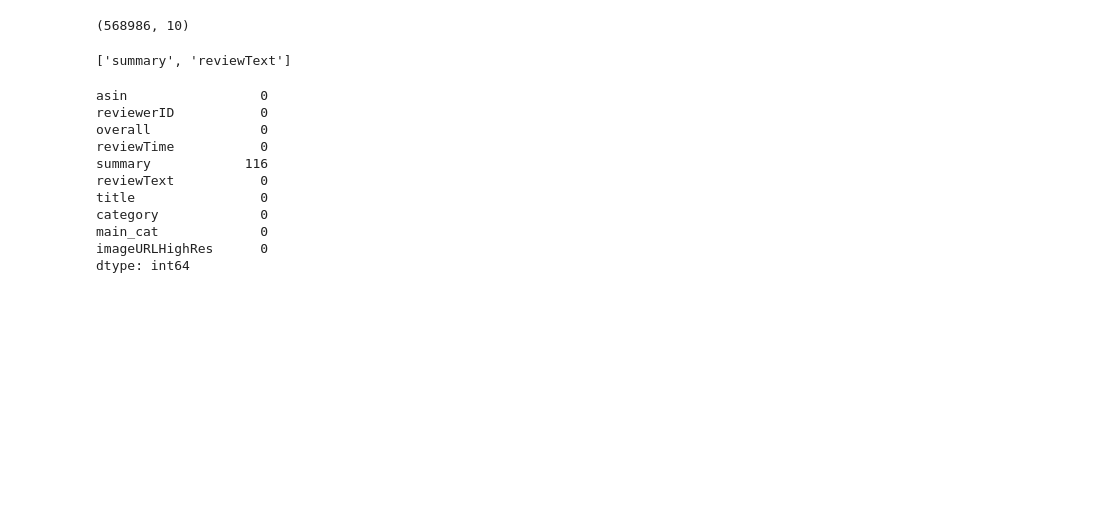
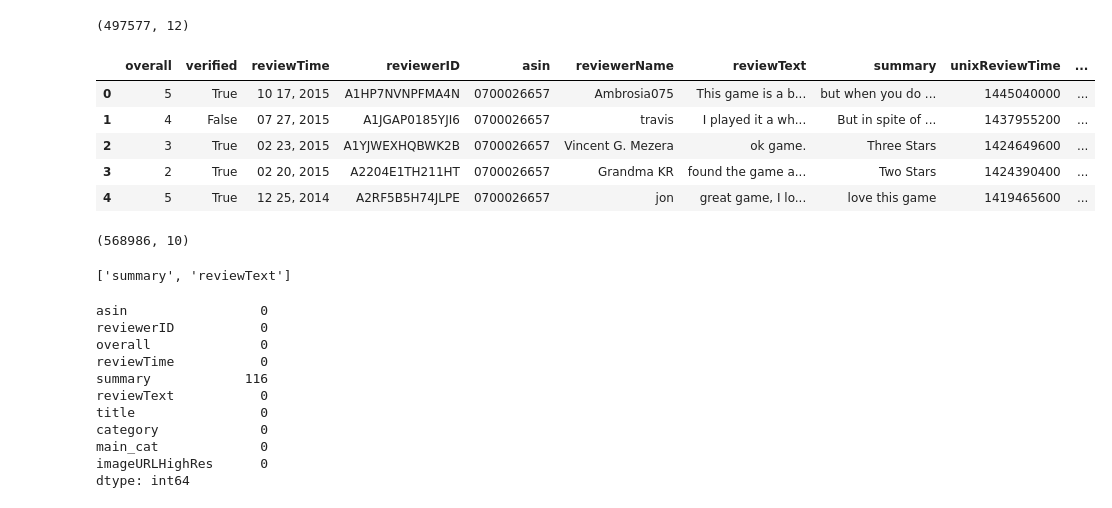
Before and after one commit to DimitrisFot/Amazon-Game-Reviews-Analysis, a Jupyter notebook: Dataset Merge and Preprocessing .ipynb, the cells around one changed output. Saved outputs shown, nothing was run; the diff lists cells and outputs as text; code cells hidden in the pictures; blank space fills up the shorter version.

```diff
--- a/Dataset Merge and Preprocessing .ipynb
+++ b/Dataset Merge and Preprocessing .ipynb
@@ -2,9 +2,22 @@
 import pandas as pd
 # %%
 pd.set_option('display.max_rows', 400)
-pd.set_option('display.max_colwidth', 100)
+pd.set_option('display.max_colwidth', 20)
 # %%
 reviews = pd.read_json(r'C:\Users\dfota\OneDrive\Έγγραφα\Thesis Project\Amazon-Game-Reviews-Analysis\Data\Video_Games.json', lines = True)
+# %%
+reviews.shape
+# %% [output]
+(497577, 12)
+# %%
+reviews.head()
+# %% [output]
+|  | overall | verified | reviewTime | reviewerID | asin | reviewerName | reviewText | summary | unixReviewTime | ... |
+| 0 | 5 | True | 10 17, 2015 | A1HP7NVNPFMA4N | 0700026657 | Ambrosia075 | This game is a b... | but when you do ... | 1445040000 | ... |
+| 1 | 4 | False | 07 27, 2015 | A1JGAP0185YJI6 | 0700026657 | travis | I played it a wh... | But in spite of ... | 1437955200 | ... |
+| 2 | 3 | True | 02 23, 2015 | A1YJWEXHQBWK2B | 0700026657 | Vincent G. Mezera | ok game. | Three Stars | 1424649600 | ... |
+| 3 | 2 | True | 02 20, 2015 | A2204E1TH211HT | 0700026657 | Grandma KR | found the game a... | Two Stars | 1424390400 | ... |
+| 4 | 5 | True | 12 25, 2014 | A2RF5B5H74JLPE | 0700026657 | jon | great game, I lo... | love this game | 1419465600 | ... |
 # %%
 metadata = pd.read_json(r'C:\Users\dfota\OneDrive\Έγγραφα\Thesis Project\Amazon-Game-Reviews-Analysis\Data\meta_Video_Games.json', lines = True)
 # %%
```
Also changed, not shown: 1 other file.
